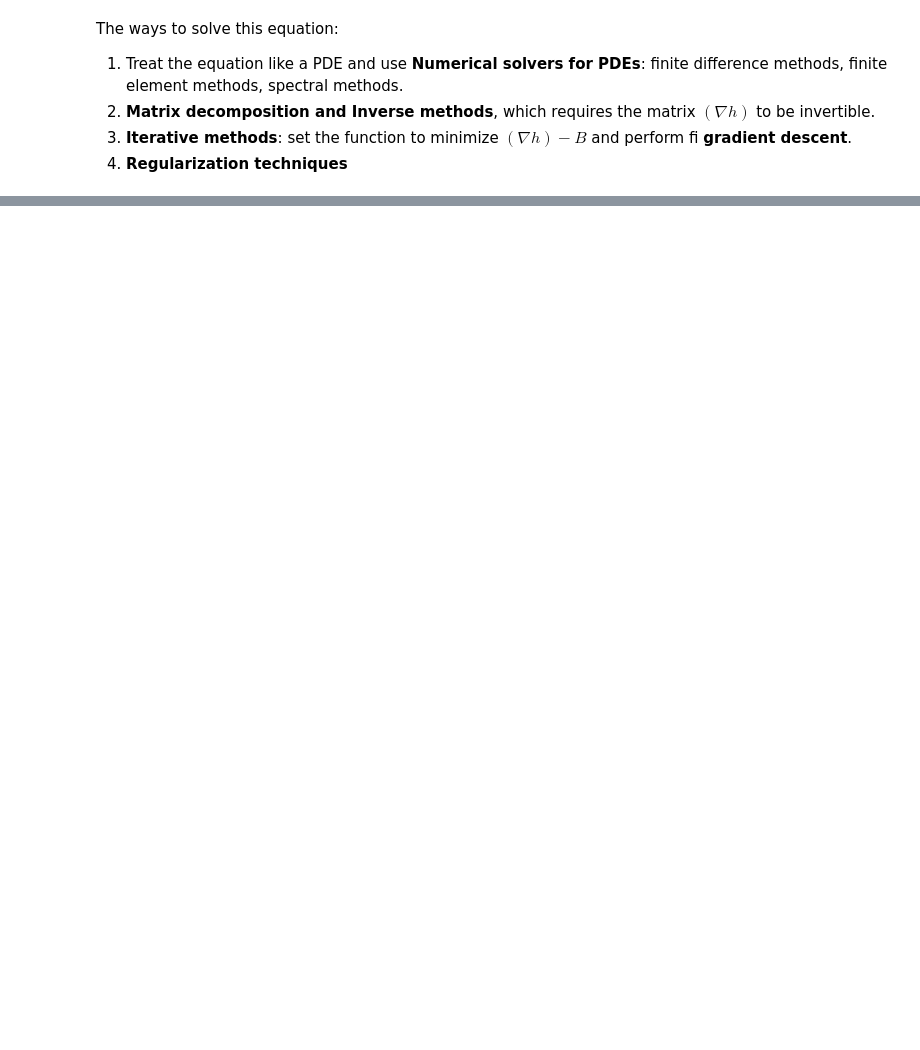
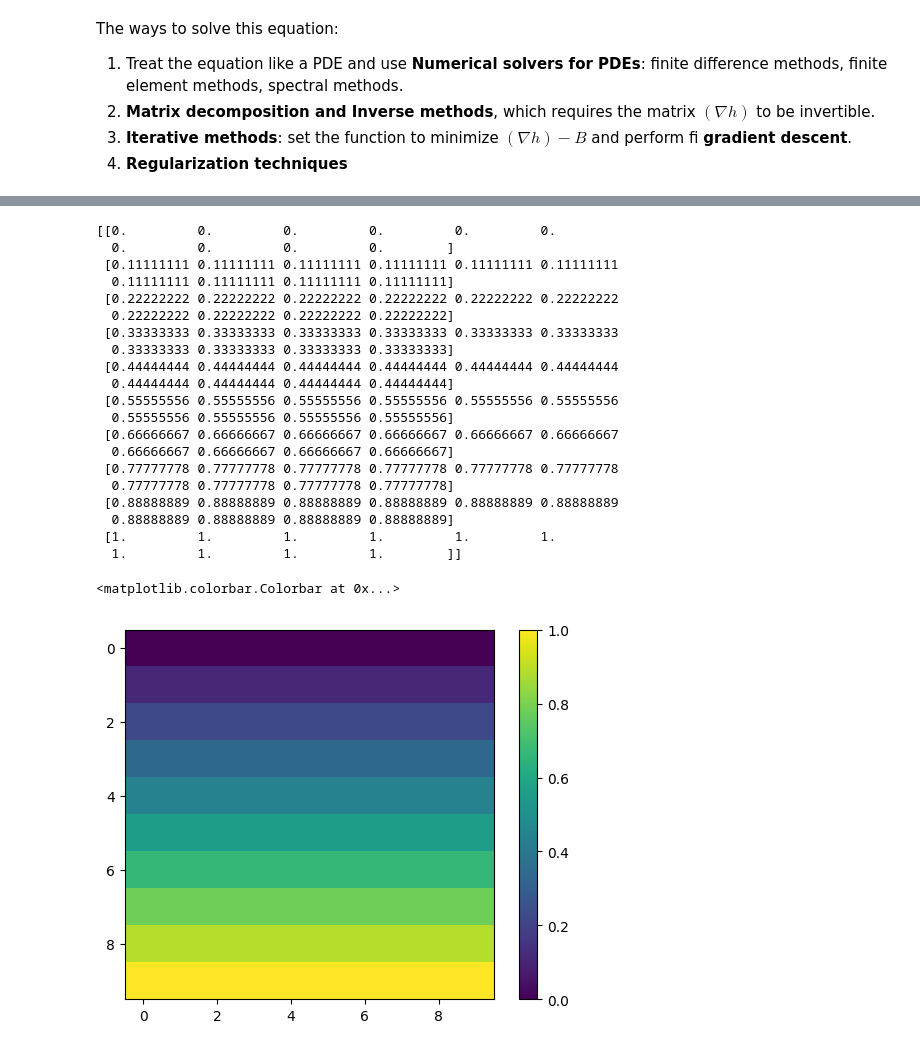
Before and after one commit to aipyth/back_and_forth_ot, a Jupyter notebook: main.ipynb, the cells around one changed output, grey strips where cells are left out. Drawn from its saved outputs; the diff is of its cells as text; code cells hidden in the pictures; blank space fills up the shorter version.

Commit message:
wip: mapping and pushforward

```diff
--- a/main.ipynb
+++ b/main.ipynb
@@ -224,17 +232,20 @@ $$ T_{\psi} (y) = y - \nabla \psi (y) $$
 # %%
-def _pushforward_quadratic_cost(phi: np.ndarray, X: np.ndarray, Y: np.ndarray) -> np.ndarray:
-    # Determine the relevant domain and gradient axis based on the dimensionality of phi
-    use_y = int(phi.shape[0] == 1)  # psi potential is of shape (1, m)
-    domain = Y if use_y else X
-    return domain - np.gradient(phi, axis=use_y)
+def _map_T_quadratic_cost(phi: np.ndarray, X: np.ndarray, Y: np.ndarray, axis: int, C: np.ndarray) -> np.ndarray:
+    # Note: currently, this works only for quadratic cost with given matrix C
+    # this is due to unfinished ctransform function
+    # return X - np.gradient(
+    #     ctransform(phi, cost=C),
+    #     axis=axis)
+    return X - np.gradient(
+        ctransform(phi, cost=C))
 
-def pushforward(phi: np.ndarray, cost: Union[np.ndarray, str], X: np.ndarray, Y: np.ndarray) -> np.ndarray:
-    """Calculates the pushforward of a function phi given a cost type, using domains X and Y."""
+def map_T(phi: np.ndarray, cost: Union[np.ndarray, str], X: np.ndarray, Y: np.ndarray, axis: int, C: np.ndarray=None) -> np.ndarray:
+    """Calculates the map T of a function phi given a cost type, using domains X and Y."""
 
     # Handling string type cost function
     if isinstance(cost, str):
         if cost == 'quadratic':
-            return _pushforward_quadratic_cost(phi, X, Y)
+            return _map_T_quadratic_cost(phi, X, Y, axis, C)
         else:
             raise NotImplementedError(f"Not implemented for cost type '{cost}'")
 
@@ -295,0 +270,61 @@ array([[-0.5, -0.5, -0.5, -0.5],
+# %%
+def generate_gaussian_distribution(
+        num_points, mean, std, range_min, range_max
+):
+    grid = np.linspace(range_min, range_max, num_points)
+    pdf_values = 1/(std * np.sqrt(2 * np.pi)) * np.exp(
+        -1/2 * np.power((grid - mean)/std, 2))
+    pdf_values /= pdf_values.sum()
+    return grid, pdf_values
+
+n = 10
+std = 0.08
+range_min = 0
+range_max = 1
+
+x = np.linspace(range_min, range_max, n)
+y = np.linspace(range_min, range_max, n)
+X, Y = np.meshgrid(x, y, indexing='ij')
+
+grid1, pdf1 = generate_gaussian_distribution(n, 0.2, std, range_min, range_max)
+grid2, pdf2 = generate_gaussian_distribution(n, 0.6, std, range_min, range_max)
+
+c = np.power(X - Y, 2) / 2
+c_name = 'quadratic'
+
+phi = y ** 2
+phi = np.zeros_like(y)
+
+T = map_T(phi, c_name, X, Y, 1, c)
+
+print(T)
+
+p = plt.imshow(T)
+plt.colorbar(p)
+
+# pf = pushforward(pdf1, T)
+# print(f"{pf.sum()=}")
+# plt.scatter(x, pf)
+# %% [output]
+[[0.         0.         0.         0.         0.         0.
+  0.         0.         0.         0.        ]
+ [0.11111111 0.11111111 0.11111111 0.11111111 0.11111111 0.11111111
+  0.11111111 0.11111111 0.11111111 0.11111111]
+ [0.22222222 0.22222222 0.22222222 0.22222222 0.22222222 0.22222222
+  0.22222222 0.22222222 0.22222222 0.22222222]
+ [0.33333333 0.33333333 0.33333333 0.33333333 0.33333333 0.33333333
+  0.33333333 0.33333333 0.33333333 0.33333333]
+ [0.44444444 0.44444444 0.44444444 0.44444444 0.44444444 0.44444444
+  0.44444444 0.44444444 0.44444444 0.44444444]
+ [0.55555556 0.55555556 0.55555556 0.55555556 0.55555556 0.55555556
+  0.55555556 0.55555556 0.55555556 0.55555556]
+ [0.66666667 0.66666667 0.66666667 0.66666667 0.66666667 0.66666667
+  0.66666667 0.66666667 0.66666667 0.66666667]
+ [0.77777778 0.77777778 0.77777778 0.77777778 0.77777778 0.77777778
+  0.77777778 0.77777778 0.77777778 0.77777778]
+ [0.88888889 0.88888889 0.88888889 0.88888889 0.88888889 0.88888889
+  0.88888889 0.88888889 0.88888889 0.88888889]
+ [1.         1.         1.         1.         1.         1.
+  1.         1.         1.         1.        ]]
+<matplotlib.colorbar.Colorbar at 0x...>
+[figure, added]
```
Also changed, not shown: parts of 33 cells of this notebook.
